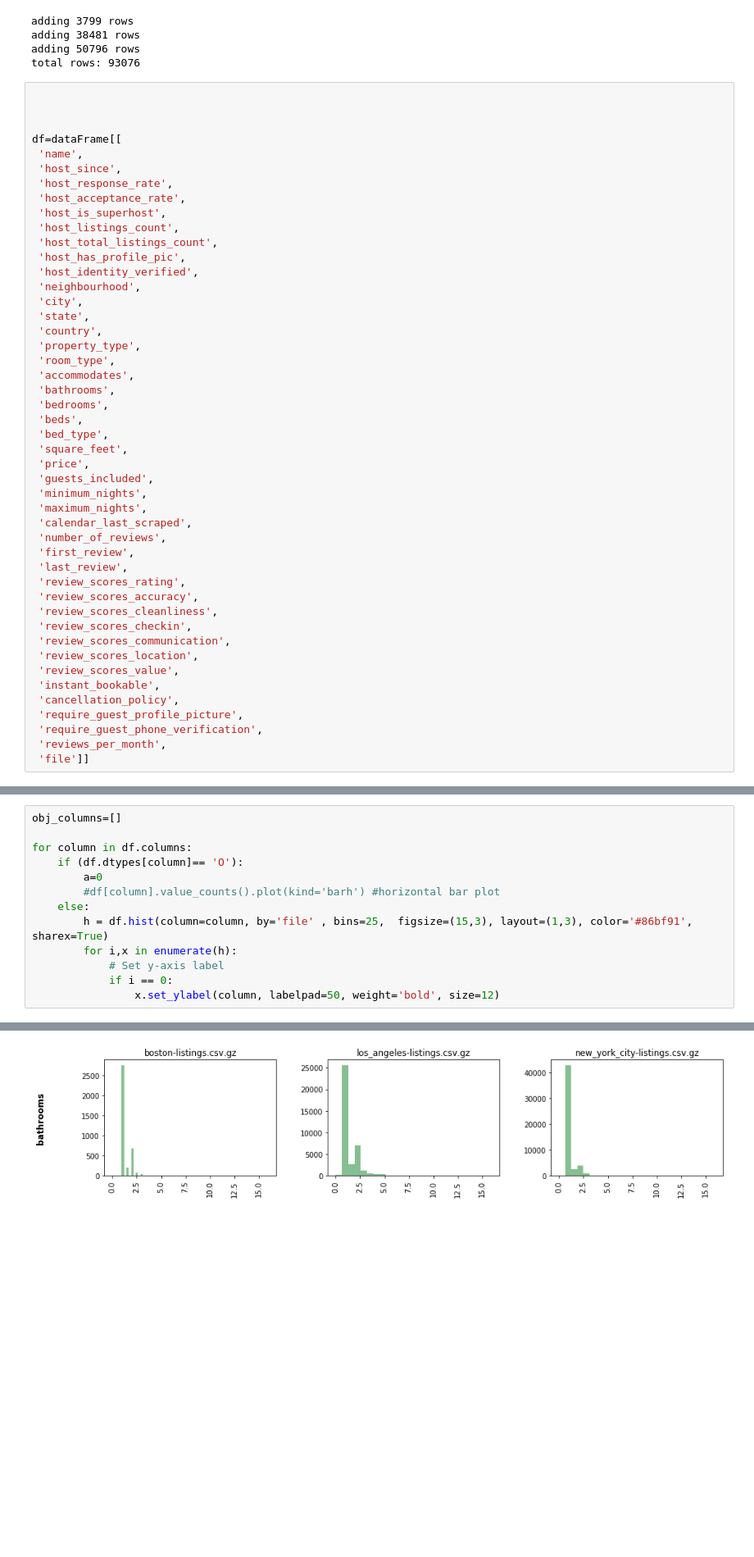
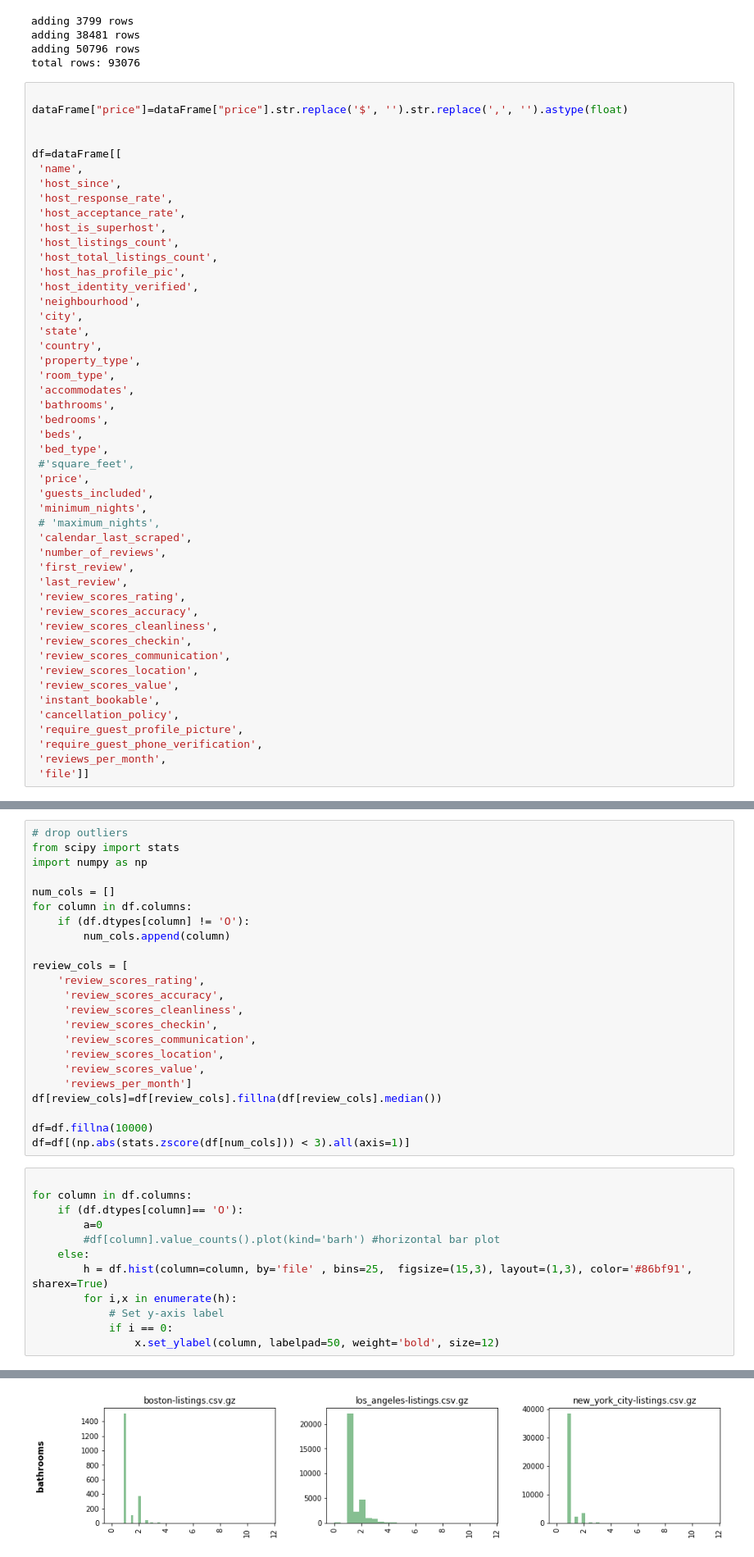
Before and after one commit to matiasngf/keras-airbnb-prediction, a Jupyter notebook: notebooks/explore_dataframe.ipynb, the cells around one changed output, grey strips where cells are left out. Shown at 82% size. Cells and saved outputs as stored; diff of their text form; blank space fills up the shorter version.

```diff
--- a/notebooks/explore_dataframe.ipynb
+++ b/notebooks/explore_dataframe.ipynb
@@ -37,6 +37,7 @@ adding 50796 rows
 total rows: 93076
 # %%
 
+dataFrame["price"]=dataFrame["price"].str.replace('$', '').str.replace(',', '').astype(float)
 
 
 df=dataFrame[[
@@ -60,11 +61,11 @@ df=dataFrame[[
  'bedrooms',
  'beds',
  'bed_type',
- 'square_feet',
+ #'square_feet',
  'price',
  'guests_included',
  'minimum_nights',
- 'maximum_nights',
+ # 'maximum_nights',
  'calendar_last_scraped',
  'number_of_reviews',
  'first_review',
@@ -95,5 +86,27 @@ for x in df.columns:
+# %%
+# drop outliers
+from scipy import stats
+import numpy as np
+
+num_cols = []
+for column in df.columns:
+    if (df.dtypes[column] != 'O'):
+        num_cols.append(column)
+
+review_cols = [
+    'review_scores_rating',
+     'review_scores_accuracy',
+     'review_scores_cleanliness',
+     'review_scores_checkin',
+     'review_scores_communication',
+     'review_scores_location',
+     'review_scores_value',
+     'reviews_per_month']
+df[review_cols]=df[review_cols].fillna(df[review_cols].median())
+
+df=df.fillna(10000)
+df=df[(np.abs(stats.zscore(df[num_cols])) < 3).all(axis=1)]
 # %%
-obj_columns=[]
 
 for column in df.columns:
     if (df.dtypes[column]== 'O'):
@@ -112 +125 @@ for column in df.columns:
-[figure, old version]
+[figure, new version]
```
Also changed, not shown: parts of 2 cells of this notebook.
